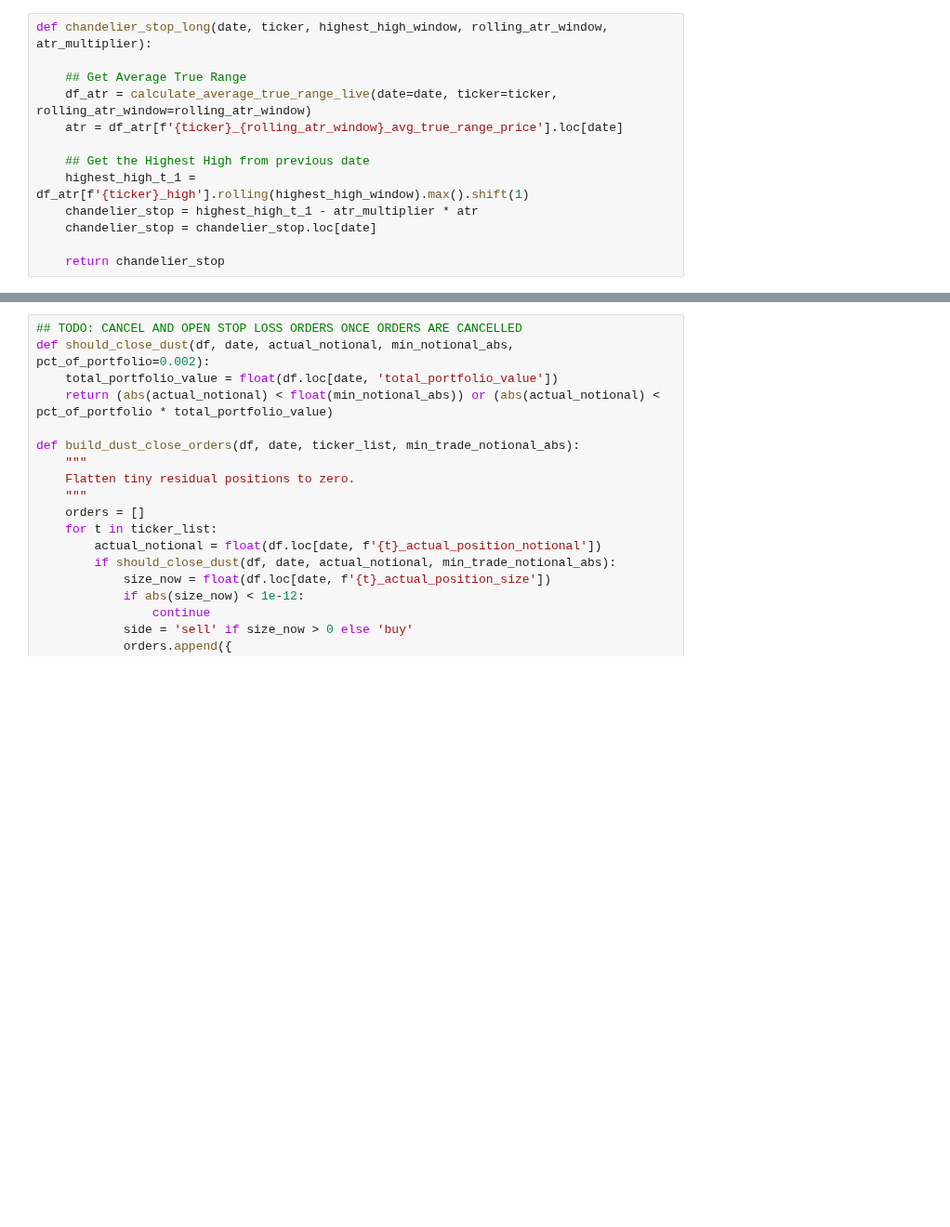
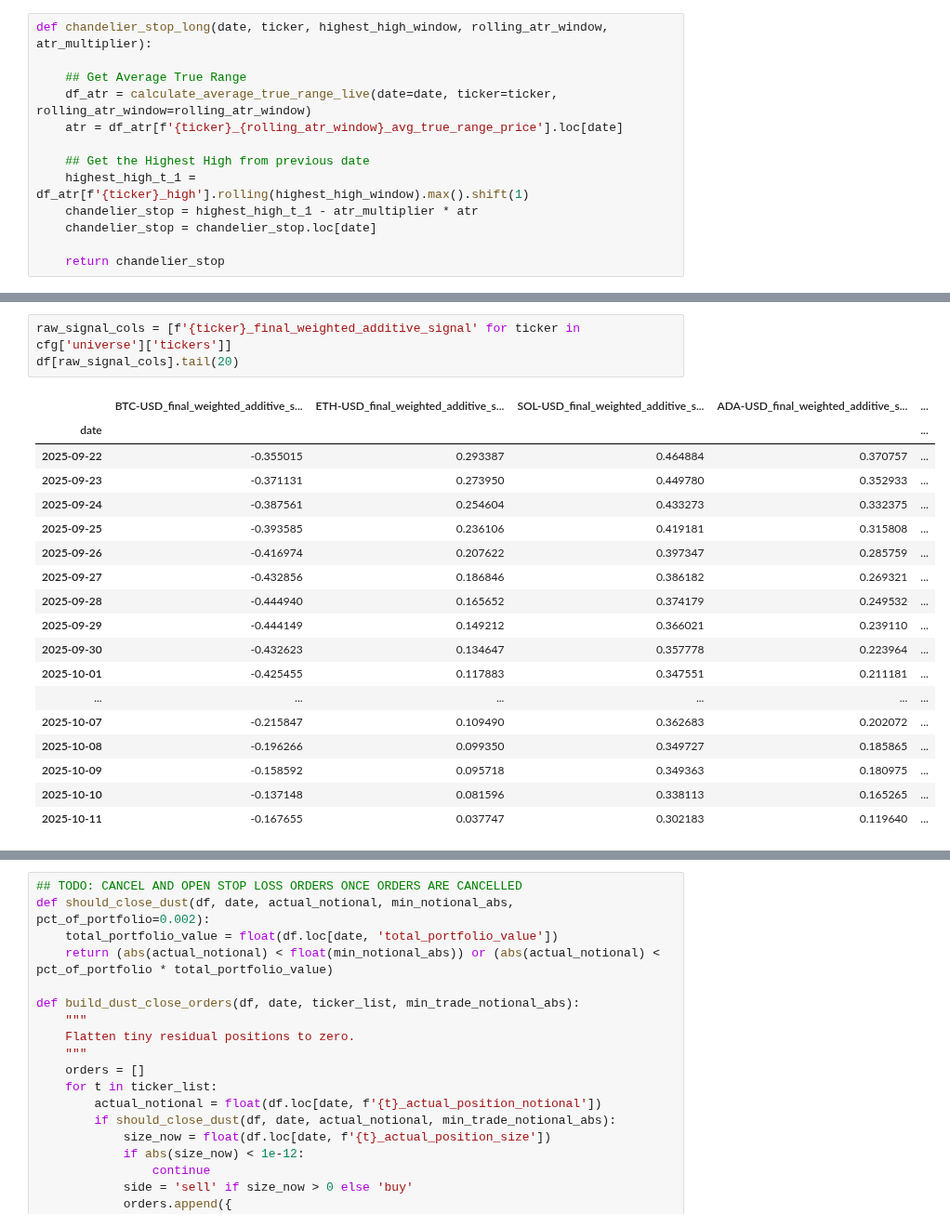
Before and after one commit to adheerchauhan/trend_following, a Jupyter notebook: research/notebooks/Trend_Following_Strategy_Implementation.ipynb, the cells around one changed output, grey strips where cells are left out. Shown at 93% size. Drawn from its saved outputs; the diff is of its cells as text; blank space fills up the shorter version.

```diff
--- a/research/notebooks/Trend_Following_Strategy_Implementation.ipynb
+++ b/research/notebooks/Trend_Following_Strategy_Implementation.ipynb
@@ -718,3 +704,25 @@ df[stop_loss_cols].tail(5)
+# %%
+raw_signal_cols = [f'{ticker}_final_weighted_additive_signal' for ticker in cfg['universe']['tickers']]
+df[raw_signal_cols].tail(20)
+# %% [output]
+|  | BTC-USD_final_weighted_additive_s... | ETH-USD_final_weighted_additive_s... | SOL-USD_final_weighted_additive_s... | ADA-USD_final_weighted_additive_s... | ... |
+| date |  |  |  |  | ... |
+| 2025-09-22 | -0.355015 | 0.293387 | 0.464884 | 0.370757 | ... |
+| 2025-09-23 | -0.371131 | 0.273950 | 0.449780 | 0.352933 | ... |
+| 2025-09-24 | -0.387561 | 0.254604 | 0.433273 | 0.332375 | ... |
+| 2025-09-25 | -0.393585 | 0.236106 | 0.419181 | 0.315808 | ... |
+| 2025-09-26 | -0.416974 | 0.207622 | 0.397347 | 0.285759 | ... |
+| 2025-09-27 | -0.432856 | 0.186846 | 0.386182 | 0.269321 | ... |
+| 2025-09-28 | -0.444940 | 0.165652 | 0.374179 | 0.249532 | ... |
+| 2025-09-29 | -0.444149 | 0.149212 | 0.366021 | 0.239110 | ... |
+| 2025-09-30 | -0.432623 | 0.134647 | 0.357778 | 0.223964 | ... |
+| 2025-10-01 | -0.425455 | 0.117883 | 0.347551 | 0.211181 | ... |
+| ... | ... | ... | ... | ... | ... |
+| 2025-10-07 | -0.215847 | 0.109490 | 0.362683 | 0.202072 | ... |
+| 2025-10-08 | -0.196266 | 0.099350 | 0.349727 | 0.185865 | ... |
+| 2025-10-09 | -0.158592 | 0.095718 | 0.349363 | 0.180975 | ... |
+| 2025-10-10 | -0.137148 | 0.081596 | 0.338113 | 0.165265 | ... |
+| 2025-10-11 | -0.167655 | 0.037747 | 0.302183 | 0.119640 | ... |
 # %%
 signal_cols = [f'{ticker}_final_signal' for ticker in cfg['universe']['tickers']]
 df[signal_cols].tail(20)
```
Also changed, not shown: parts of 17 cells of this notebook.
